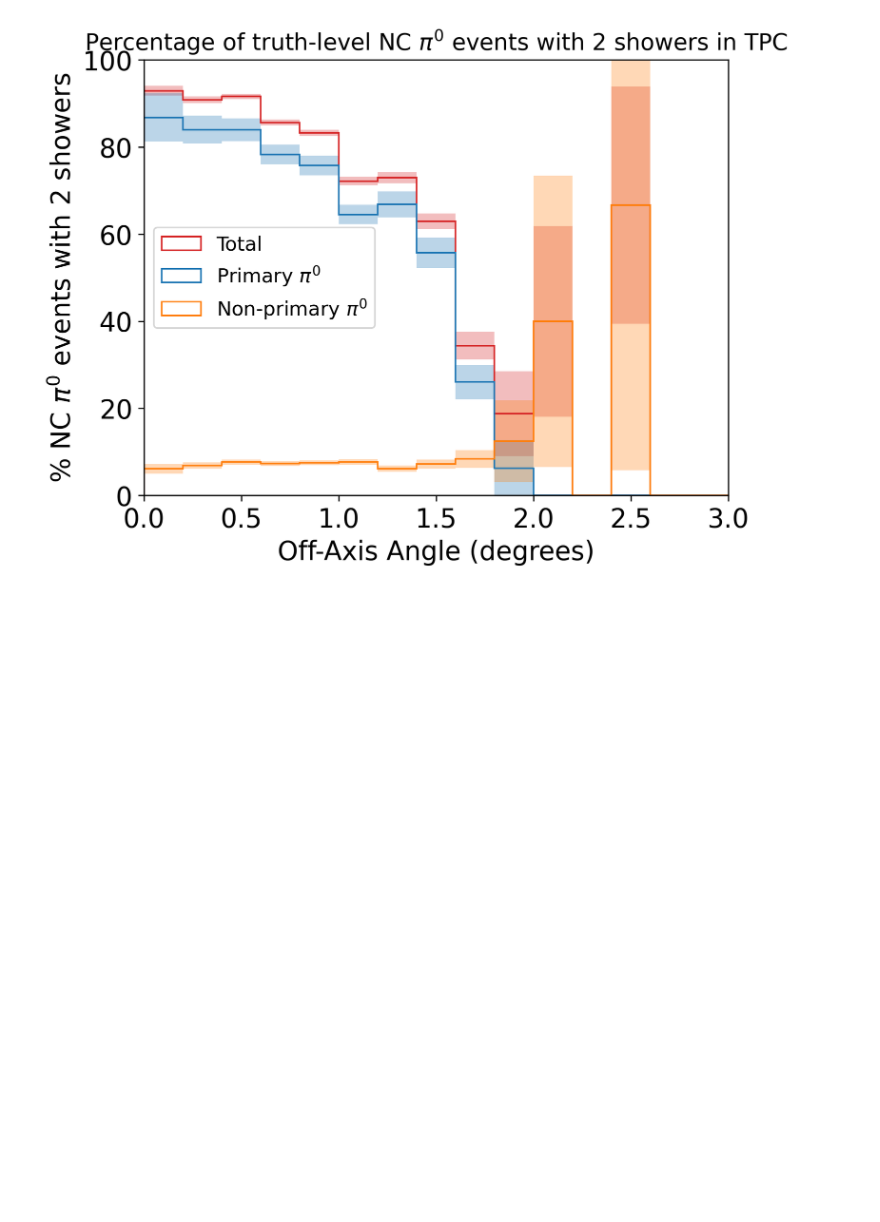
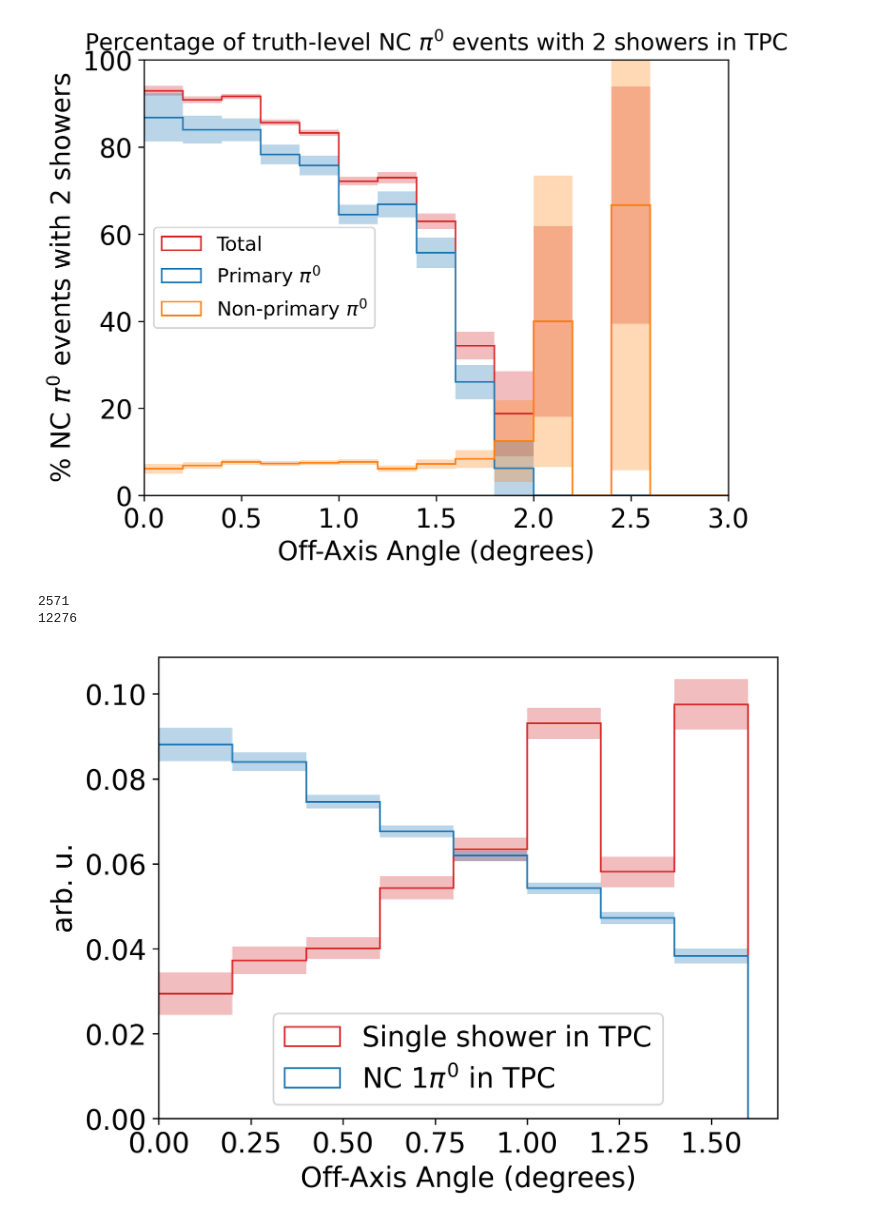
Before and after one commit to BMDragon/SBND_PRISM_Pi0_Study, a Jupyter notebook: largeSample.ipynb, the cells around one changed output. Saved outputs shown, nothing was run; the diff lists cells and outputs as text; code cells hidden in the pictures; blank space fills up the shorter version.

Commit message:
Update plot

```diff
--- a/largeSample.ipynb
+++ b/largeSample.ipynb
@@ -1151,3 +1151,46 @@ plt.show()
 #       Actually instead of in TPC, take (in TPC and proton with KE >35 MeV)
 # normalized event rate/m^2  for 2 showers from pi0 in TPC for pi0 in TPC with OFA calculated from pi0 vertex
 # 2d dist plots
+# %%
+angles_norm12 = np.array([])
+for idx, row in wc_df[~CC_mask & single_shower].iterrows():
+    angles_norm12 = np.append(angles_norm12, row['shower_angle'])
+print(len(angles_norm12))
+
+plt.figure(dpi=300)
+counts12, bins12, _ = plt.hist(angles_norm12, bins=nbinsTPC, histtype='step')
+wide = np.diff(bins12)
+norm_counts12 = counts12 / (norm_areas * len(angles_norm12))
+plt.clf()  # clear the previous plot
+
+pi0_angles_tot22 = np.array([])
+for idx, row in wc_df[~CC_mask & NC1pi0_mask].iterrows():
+    if len(row['pi0_angle']) > 0:
+        if row['in_TPC_g4'][0]:
+            pi0_angles_tot22 = np.append(pi0_angles_tot22, row['pi0_angle'][0])
+print(len(pi0_angles_tot22))
+
+counts22, bins22, _ = plt.hist(pi0_angles_tot22, bins=nbinsTPC, histtype='step')
+wide22 = np.diff(bins22)
+norm_counts22 = counts22 / (norm_areas * len(pi0_angles_tot22))
+plt.clf()  # clear the previous plot
+bin_centers22 = 0.5 * (bins22[:-1] + bins22[1:])
+errors22 = np.sqrt(counts22) / (norm_areas * len(pi0_angles_tot22))
+
+bin_centers12 = 0.5 * (bins12[:-1] + bins12[1:])
+errors12 = np.sqrt(counts12) / (norm_areas * len(angles_norm12))
+plt.bar(bin_centers12, 2*errors12, width=wide, bottom=norm_counts12-errors12, color=colorTot, alpha=erAlpha, align='center', edgecolor='none')
+plt.hist(bins12[:-1], bins=bins12, weights=norm_counts12, histtype='step', color=colorTot, label="Single shower in TPC")
+#plt.title('Comparison', fontsize = 15)
+plt.xlabel('Off-Axis Angle (degrees)')
+plt.ylabel('arb. u.')
+plt.bar(bin_centers22, 2*errors22, width=wide, bottom=norm_counts22-errors22, color=colorP, alpha=erAlpha, align='center', edgecolor='none')
+plt.hist(bins22[:-1], bins=bins22, weights=norm_counts22, histtype='step', color=colorP, label="NC $1\pi^0$ in TPC")
+plt.ylim(*ylimit)
+plt.xlim(*xlimit)
+plt.legend()
+plt.show()
+# %% [output]
+2571
+12276
+[figure, added]
```
